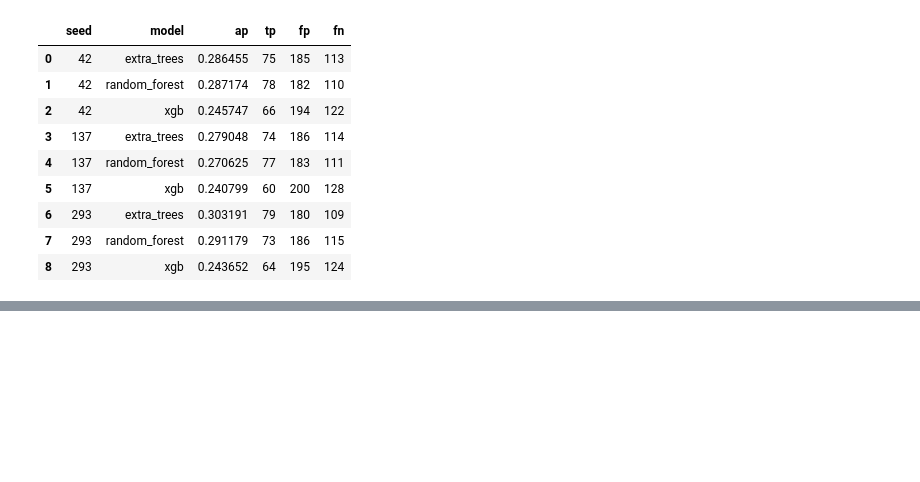
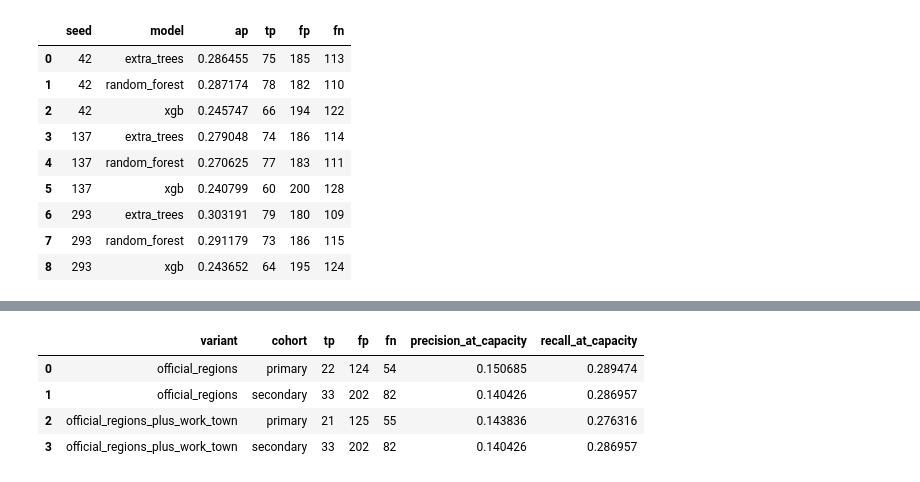
Before and after one commit to Emile-Lucky-Muhigira/AISD_Project, a Jupyter notebook: phase2_implementation/notebooks/pipeline_execution.ipynb, the cells around one changed output, grey strips where cells are left out. Drawn from its saved outputs; the diff is of its cells as text; code cells hidden in the pictures; blank space fills up the shorter version.

Commit message:
Evaluate geographic grouping and source-data integrity

```diff
--- a/phase2_implementation/notebooks/pipeline_execution.ipynb
+++ b/phase2_implementation/notebooks/pipeline_execution.ipynb
@@ -2408,0 +2415,17 @@ current.to_csv(log_path, index=False)
+# %%
+from pathlib import Path
+import runpy
+import pandas as pd
+RECOMPUTE_GEOGRAPHIC_CHALLENGER = False
+if RECOMPUTE_GEOGRAPHIC_CHALLENGER:
+    runpy.run_path(str(ROOT / "phase2_implementation/experiments/geographic_challenger.py"), run_name="__main__")
+geographic_results = pd.read_csv(ROOT / "phase2_implementation/experiments/geographic_grouping_results/challenger_temporal_metrics.csv")
+assert len(geographic_results) == 4
+assert (geographic_results.tp + geographic_results.fp + geographic_results.fn + geographic_results.tn == geographic_results.n).all()
+display(geographic_results[["variant", "cohort", "tp", "fp", "fn", "precision_at_capacity", "recall_at_capacity"]])
+# %% [output]
+|  | variant | cohort | tp | fp | fn | precision_at_capacity | recall_at_capacity |
+| 0 | official_regions | primary | 22 | 124 | 54 | 0.150685 | 0.289474 |
+| 1 | official_regions | secondary | 33 | 202 | 82 | 0.140426 | 0.286957 |
+| 2 | official_regions_plus_work_town | primary | 21 | 125 | 55 | 0.143836 | 0.276316 |
+| 3 | official_regions_plus_work_town | secondary | 33 | 202 | 82 | 0.140426 | 0.286957 |
```
Also changed, not shown: parts of 1 cell of this notebook, 23 other files.
